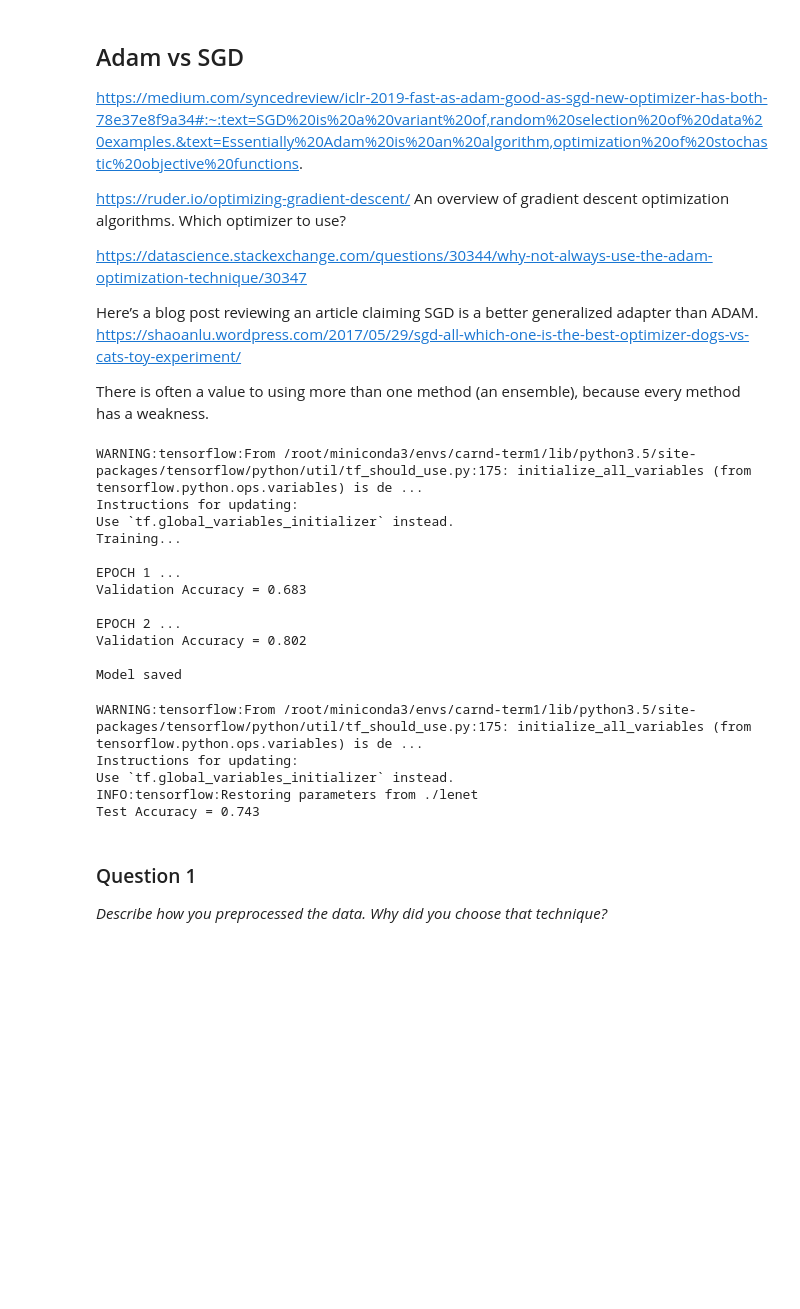
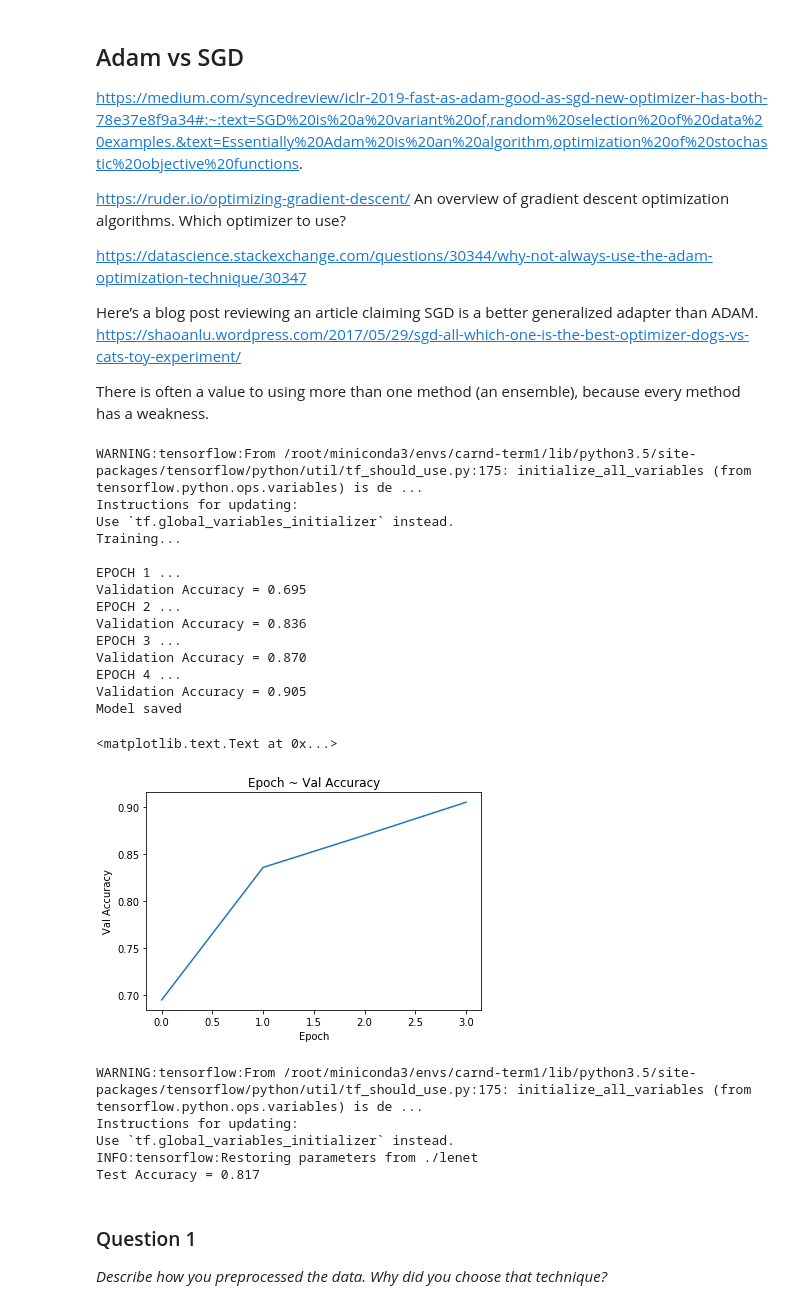
Before and after one commit to lixinso/CarND-Traffic-Sign-Classifier-Project, a Jupyter notebook: Traffic_Sign_Classifier.ipynb, the cells around one changed output. Cells and saved outputs as stored; diff of their text form; code cells hidden in the pictures; blank space fills up the shorter version.

Commit message:
Traffic_Sign_Classifier.ipynb Plot Acc

```diff
--- a/Traffic_Sign_Classifier.ipynb
+++ b/Traffic_Sign_Classifier.ipynb
@@ -325,7 +326,7 @@ Here’s a blog post reviewing an article claiming SGD is a better generalized a
 
 There is often a value to using more than one method (an ensemble), because every method has a weakness.
 # %%
-EPOCHS = 2#50
+EPOCHS = 4#50
 BATCH_SIZE = 128
 
 def conv2d(x,W,b, strides=1):
@@ -455,18 +456,28 @@ with tf.Session() as sess:
 
     print("Training...")
     print()
+
+    #accuracy history
+    history = []
+
     for i in range(EPOCHS):
         X_train, y_train = shuffle(X_train, y_train)
         for offset in range(0, num_examples, BATCH_SIZE):
             end = offset + BATCH_SIZE
             batch_x, batch_y = X_train[offset:end], y_train[offset:end]
+            # Print loss
+            # https://stackoverflow.com/questions/33833818/printing-the-loss-during-tensorflow-training
             sess.run(training_operation, feed_dict={x: batch_x, y: batch_y})
+            #_, loss_val =
+            #print("loss===:", loss_val)
 
         validation_accuracy = evaluate(X_validation, y_validation)
         #validation_accuracy = evaluate(X_test, y_test)
         print("EPOCH {} ...".format(i+1))
         print("Validation Accuracy = {:.3f}".format(validation_accuracy))
-        print()
+
+        history.append(validation_accuracy)
+
     ''''''
 
     '''
@@ -522,12 +533,22 @@ Use `tf.global_variables_initializer` instead.
 Training...
 
 EPOCH 1 ...
-Validation Accuracy = 0.683
-
+Validation Accuracy = 0.695
 EPOCH 2 ...
-Validation Accuracy = 0.802
-
+Validation Accuracy = 0.836
+EPOCH 3 ...
+Validation Accuracy = 0.870
+EPOCH 4 ...
+Validation Accuracy = 0.905
 Model saved
+# %%
+plt.plot(history)
+plt.title("Epoch ~ Val Accuracy")
+plt.xlabel("Epoch")
+plt.ylabel("Val Accuracy")
+# %% [output]
+<matplotlib.text.Text at 0x...>
+[figure, added]
 # %%
 # TODO: Visualize the training progress. Accuracy vs Loss
 # %%
@@ -543,7 +564,7 @@ WARNING:tensorflow:From /root/miniconda3/envs/carnd-term1/lib/python3.5/site-pac
 Instructions for updating:
 Use `tf.global_variables_initializer` instead.
 INFO:tensorflow:Restoring parameters from ./lenet
-Test Accuracy = 0.743
+Test Accuracy = 0.817
 # %% [markdown]
 ### Question 1
 
```
Also changed, not shown: parts of 4 cells of this notebook.
